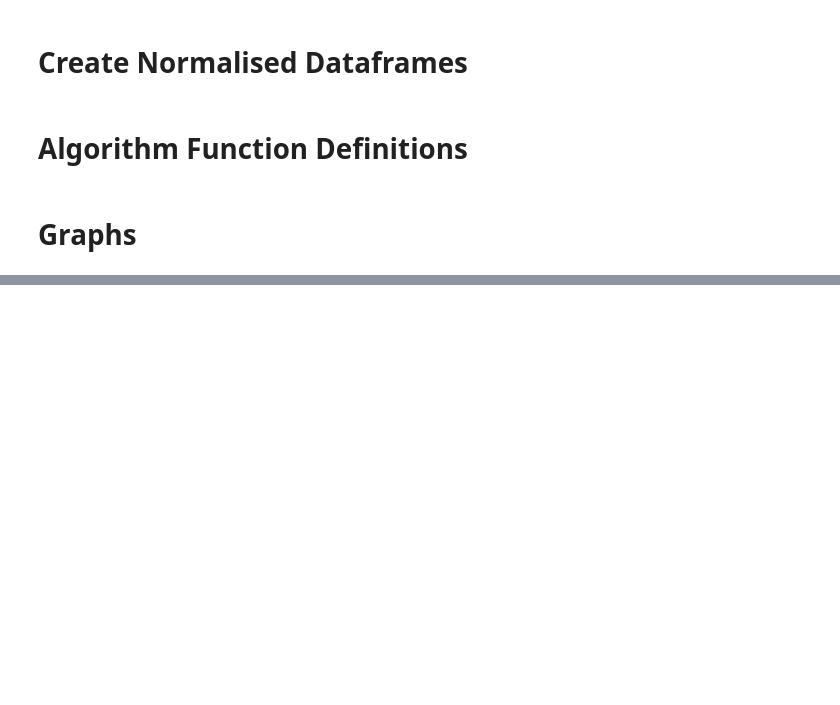
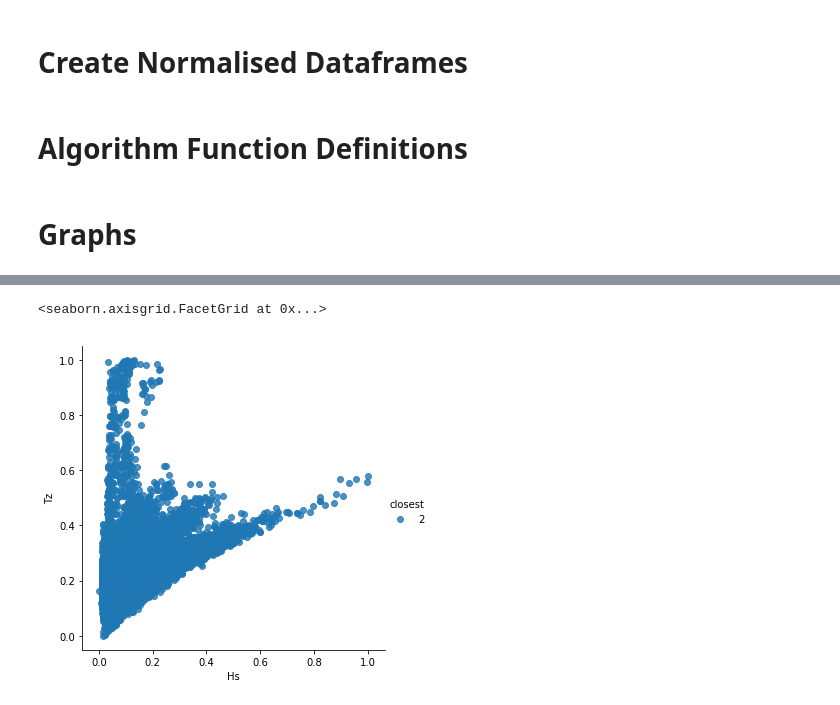
Before and after one commit to Xett/Townsville-Wave-Data-Analysis, a Jupyter notebook: Wavedata.ipynb, the cells around one changed output, grey strips where cells are left out. Saved outputs shown, nothing was run; the diff lists cells and outputs as text; code cells hidden in the pictures; blank space fills up the shorter version.

```diff
--- a/Wavedata.ipynb
+++ b/Wavedata.ipynb
@@ -468,3 +516,4 @@ sns.lmplot('Hs', 'Hmax', data=hs_hmax_dir_tp_months_sst_months_plot, fit_reg=Fal
 # %%
-hs_tz_dir_tp_months_sst_months_plot, wss2=kmeans_clustering(normalised_wavedata_dir_tp_months_sst_months, 'Hs', 'Tz', k=6)
+hs_tz_dir_tp_months_sst_months_plot, wss2=do_kmeans(normalised_wavedata_dir_tp_months_sst_months, 'Hs', 'Tz')
 sns.lmplot('Hs', 'Tz', data=hs_tz_dir_tp_months_sst_months_plot, fit_reg=False, hue='closest')
+# %% [output]
@@ -471 +537,3 @@ sns.lmplot('Hs', 'Tz', data=hs_tz_dir_tp_months_sst_months_plot, fit_reg=False,
+<seaborn.axisgrid.FacetGrid at 0x...>
+[figure, added]
 # %%
```
Also changed, not shown: parts of 7 cells of this notebook.
